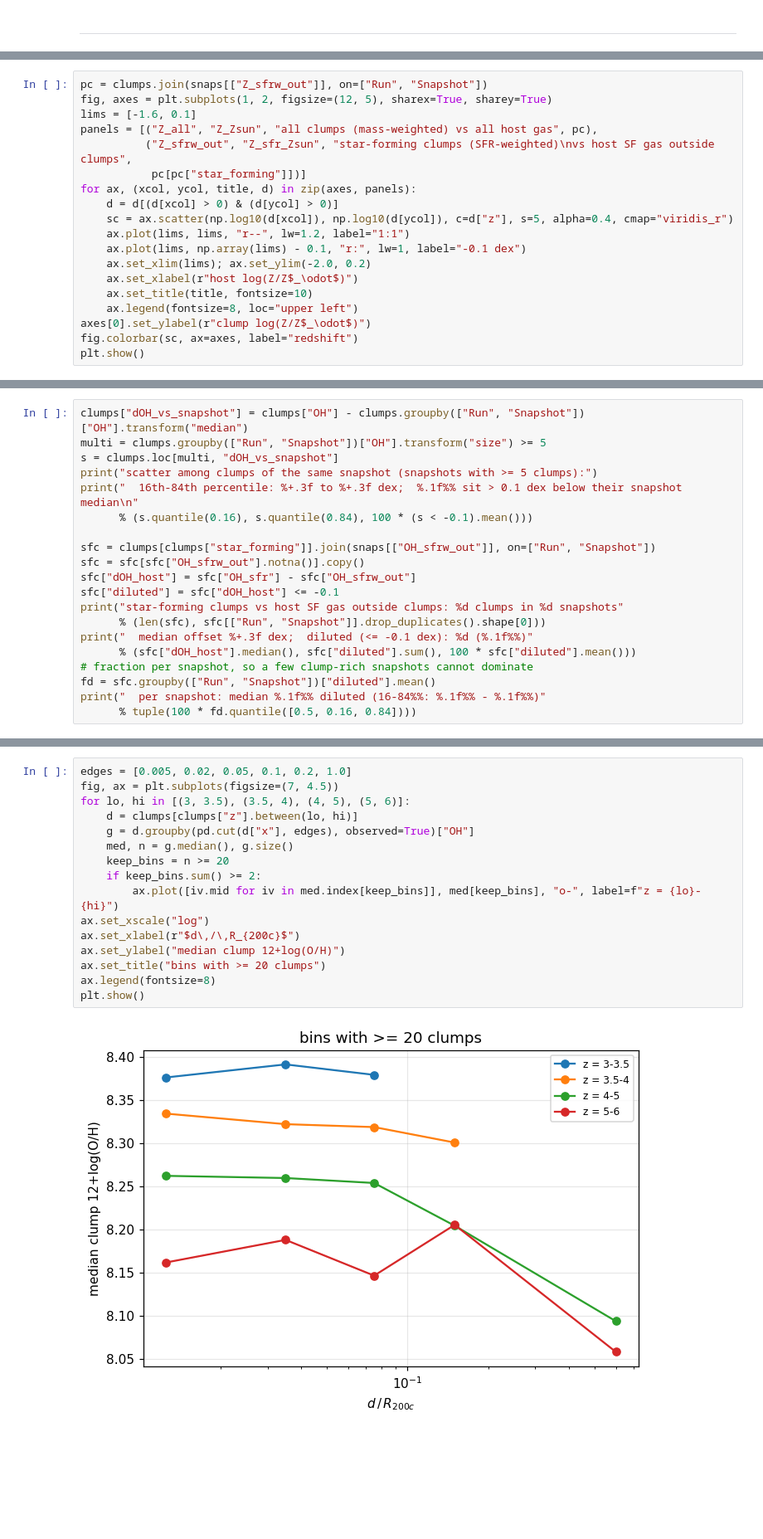
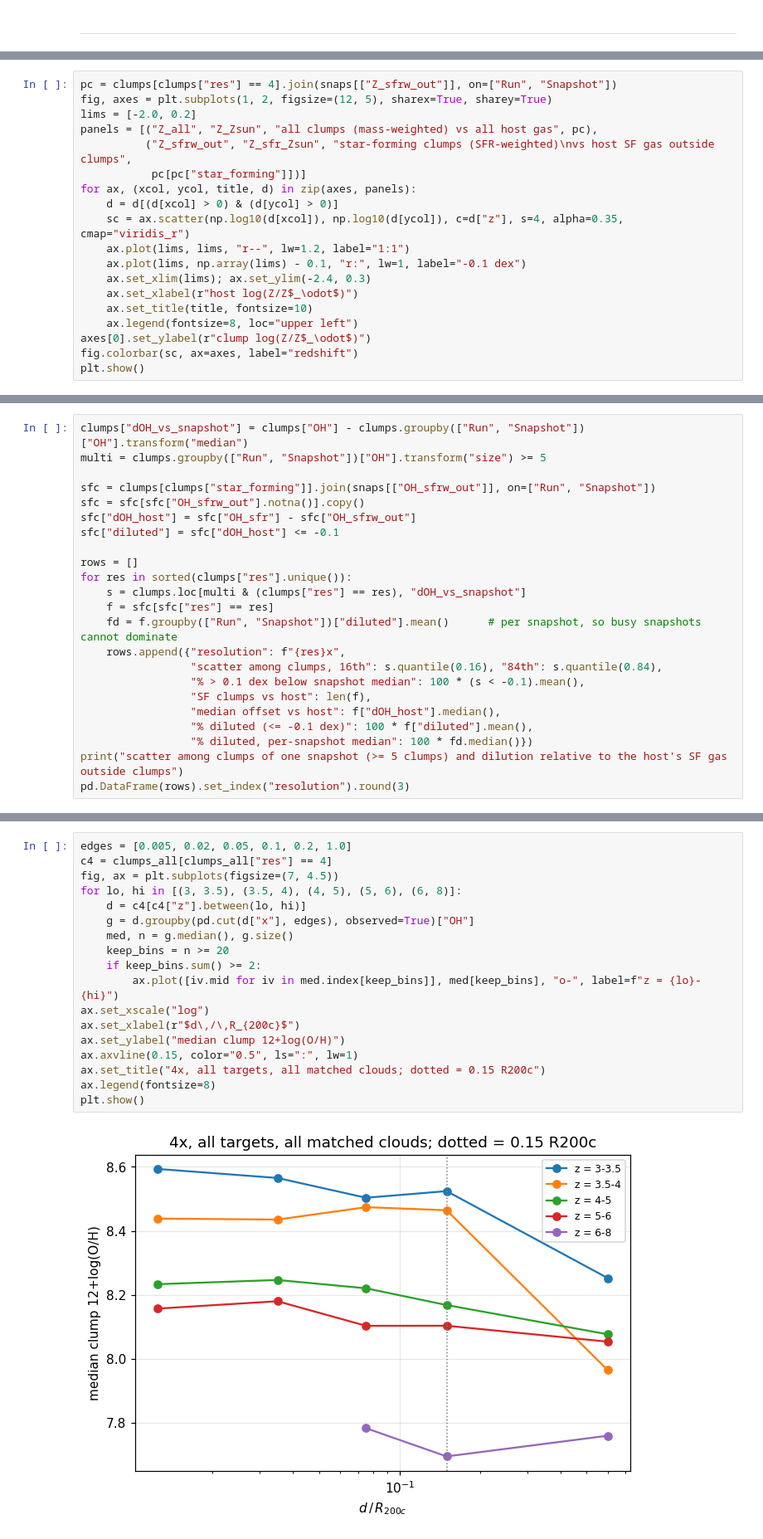
Before and after one commit to changhyun-cho/clumps, a Jupyter notebook: clumps.ipynb, the cells around one changed output, grey strips where cells are left out. Shown at 83% size. Cells and saved outputs as stored; diff of their text form; blank space fills up the shorter version.

```diff
--- a/clumps.ipynb
+++ b/clumps.ipynb
@@ -619,16 +729,16 @@ Same axes as the earlier Figure 6 attempt (host log Z on x, clump log Z on y), b
 # %%
-pc = clumps.join(snaps[["Z_sfrw_out"]], on=["Run", "Snapshot"])
+pc = clumps[clumps["res"] == 4].join(snaps[["Z_sfrw_out"]], on=["Run", "Snapshot"])
 fig, axes = plt.subplots(1, 2, figsize=(12, 5), sharex=True, sharey=True)
-lims = [-1.6, 0.1]
+lims = [-2.0, 0.2]
 panels = [("Z_all", "Z_Zsun", "all clumps (mass-weighted) vs all host gas", pc),
           ("Z_sfrw_out", "Z_sfr_Zsun", "star-forming clumps (SFR-weighted)\nvs host SF gas outside clumps",
            pc[pc["star_forming"]])]
 for ax, (xcol, ycol, title, d) in zip(axes, panels):
     d = d[(d[xcol] > 0) & (d[ycol] > 0)]
-    sc = ax.scatter(np.log10(d[xcol]), np.log10(d[ycol]), c=d["z"], s=5, alpha=0.4, cmap="viridis_r")
+    sc = ax.scatter(np.log10(d[xcol]), np.log10(d[ycol]), c=d["z"], s=4, alpha=0.35, cmap="viridis_r")
     ax.plot(lims, lims, "r--", lw=1.2, label="1:1")
     ax.plot(lims, np.array(lims) - 0.1, "r:", lw=1, label="-0.1 dex")
-    ax.set_xlim(lims); ax.set_ylim(-2.0, 0.2)
+    ax.set_xlim(lims); ax.set_ylim(-2.4, 0.3)
     ax.set_xlabel(r"host log(Z/Z$_\odot$)")
     ax.set_title(title, fontsize=10)
     ax.legend(fontsize=8, loc="upper left")
@@ -647,21 +757,24 @@ Two different questions that the earlier version mixed up:
 # %%
 clumps["dOH_vs_snapshot"] = clumps["OH"] - clumps.groupby(["Run", "Snapshot"])["OH"].transform("median")
 multi = clumps.groupby(["Run", "Snapshot"])["OH"].transform("size") >= 5
-s = clumps.loc[multi, "dOH_vs_snapshot"]
-print("scatter among clumps of the same snapshot (snapshots with >= 5 clumps):")
-print("  16th-84th percentile: %+.3f to %+.3f dex;  %.1f%% sit > 0.1 dex below their snapshot median\n"
-      % (s.quantile(0.16), s.quantile(0.84), 100 * (s < -0.1).mean()))
 
 sfc = clumps[clumps["star_forming"]].join(snaps[["OH_sfrw_out"]], on=["Run", "Snapshot"])
 sfc = sfc[sfc["OH_sfrw_out"].notna()].copy()
 sfc["dOH_host"] = sfc["OH_sfr"] - sfc["OH_sfrw_out"]
 sfc["diluted"] = sfc["dOH_host"] <= -0.1
-print("star-forming clumps vs host SF gas outside clumps: %d clumps in %d snapshots"
-      % (len(sfc), sfc[["Run", "Snapshot"]].drop_duplicates().shape[0]))
-print("  median offset %+.3f dex;  diluted (<= -0.1 dex): %d (%.1f%%)"
-      % (sfc["dOH_host"].median(), sfc["diluted"].sum(), 100 * sfc["diluted"].mean()))
-# fraction per snapshot, so a few clump-rich snapshots cannot dominate
-fd = sfc.groupby(["Run", "Snapshot"])["diluted"].mean()
-print("  per snapshot: median %.1f%% diluted (16-84%%: %.1f%% - %.1f%%)"
-      % tuple(100 * fd.quantile([0.5, 0.16, 0.84])))
+
+rows = []
+for res in sorted(clumps["res"].unique()):
+    s = clumps.loc[multi & (clumps["res"] == res), "dOH_vs_snapshot"]
+    f = sfc[sfc["res"] == res]
+    fd = f.groupby(["Run", "Snapshot"])["diluted"].mean()      # per snapshot, so busy snapshots cannot dominate
+    rows.append({"resolution": f"{res}x",
+                 "scatter among clumps, 16th": s.quantile(0.16), "84th": s.quantile(0.84),
+                 "% > 0.1 dex below snapshot median": 100 * (s < -0.1).mean(),
+                 "SF clumps vs host": len(f),
+                 "median offset vs host": f["dOH_host"].median(),
+                 "% diluted (<= -0.1 dex)": 100 * f["diluted"].mean(),
+                 "% diluted, per-snapshot median": 100 * fd.median()})
+print("scatter among clumps of one snapshot (>= 5 clumps) and dilution relative to the host's SF gas outside clumps")
+pd.DataFrame(rows).set_index("resolution").round(3)
 # %% [output]
@@ -702,21 +815,23 @@ Distance is `|CenterPosition|`, normalised by R₂₀₀c from the tree. Metalli
 # %%
 edges = [0.005, 0.02, 0.05, 0.1, 0.2, 1.0]
+c4 = clumps_all[clumps_all["res"] == 4]
 fig, ax = plt.subplots(figsize=(7, 4.5))
-for lo, hi in [(3, 3.5), (3.5, 4), (4, 5), (5, 6)]:
-    d = clumps[clumps["z"].between(lo, hi)]
+for lo, hi in [(3, 3.5), (3.5, 4), (4, 5), (5, 6), (6, 8)]:
+    d = c4[c4["z"].between(lo, hi)]
     g = d.groupby(pd.cut(d["x"], edges), observed=True)["OH"]
     med, n = g.median(), g.size()
     keep_bins = n >= 20
     if keep_bins.sum() >= 2:
         ax.plot([iv.mid for iv in med.index[keep_bins]], med[keep_bins], "o-", label=f"z = {lo}-{hi}")
 ax.set_xscale("log")
 ax.set_xlabel(r"$d\,/\,R_{200c}$")
 ax.set_ylabel("median clump 12+log(O/H)")
-ax.set_title("bins with >= 20 clumps")
+ax.axvline(0.15, color="0.5", ls=":", lw=1)
+ax.set_title("4x, all targets, all matched clouds; dotted = 0.15 R200c")
 ax.legend(fontsize=8)
 plt.show()
 # %% [output]
-[figure, old version]
+[figure, new version]
 # %% [markdown]
 ## 7. What correlates with a clump's metallicity?
 
```
Also changed, not shown: parts of 37 cells of this notebook, 6 other files.
